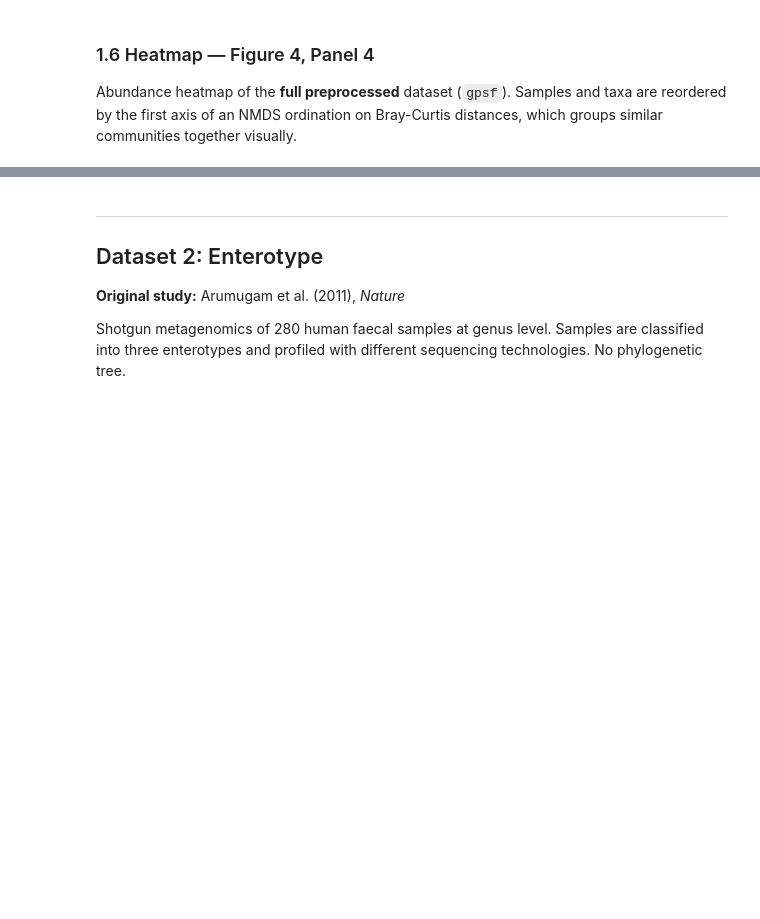
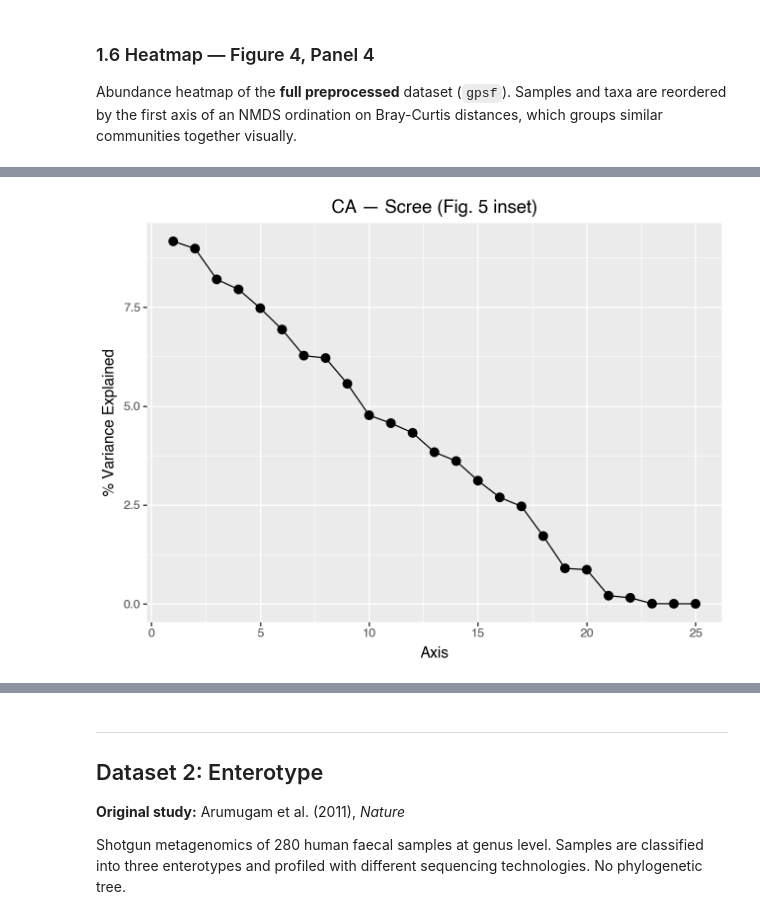
Before and after one commit to alittleb3ar/pyloseq, a Jupyter notebook: notebooks/06_mcmurdie_holmes_2013.ipynb, the cells around one changed output, grey strips where cells are left out. Cells and saved outputs as stored; diff of their text form; code cells hidden in the pictures; blank space fills up the shorter version.

```diff
--- a/notebooks/06_mcmurdie_holmes_2013.ipynb
+++ b/notebooks/06_mcmurdie_holmes_2013.ipynb
@@ -276,13 +333,14 @@ p1
 # %%
-# Figure 5, panel 2: CA — samples colored by SampleType
+# Figure 5: Correspondence Analysis (CA)
+# R uses ordinate(gpsfb, method="CCA") — without a formula this is unconstrained CA
 ord_ca = ordinate(gpsfb, method="CA")
 
-p2 = plot_ordination(
-    gpsfb,
-    ord_ca,
-    kind="samples",
-    color="SampleType",
-    show_hull=True,
-    title="CA — Samples (Fig. 5 panel 2)",
+# Scree plot — proportion of variance explained per axis (shown as inset in R paper Fig. 5)
+# R: p0 = plot_ordination(gpsfb, GP.ca, "scree", title=...)
+p_scree = plot_ordination(
+    gpsfb, ord_ca, kind="scree",
+    title="CA — Scree (Fig. 5 inset)",
 )
-p2
+p_scree
+# %% [output]
+[figure, added]
```
Also changed, not shown: parts of 24 cells of this notebook, 7 other files.
